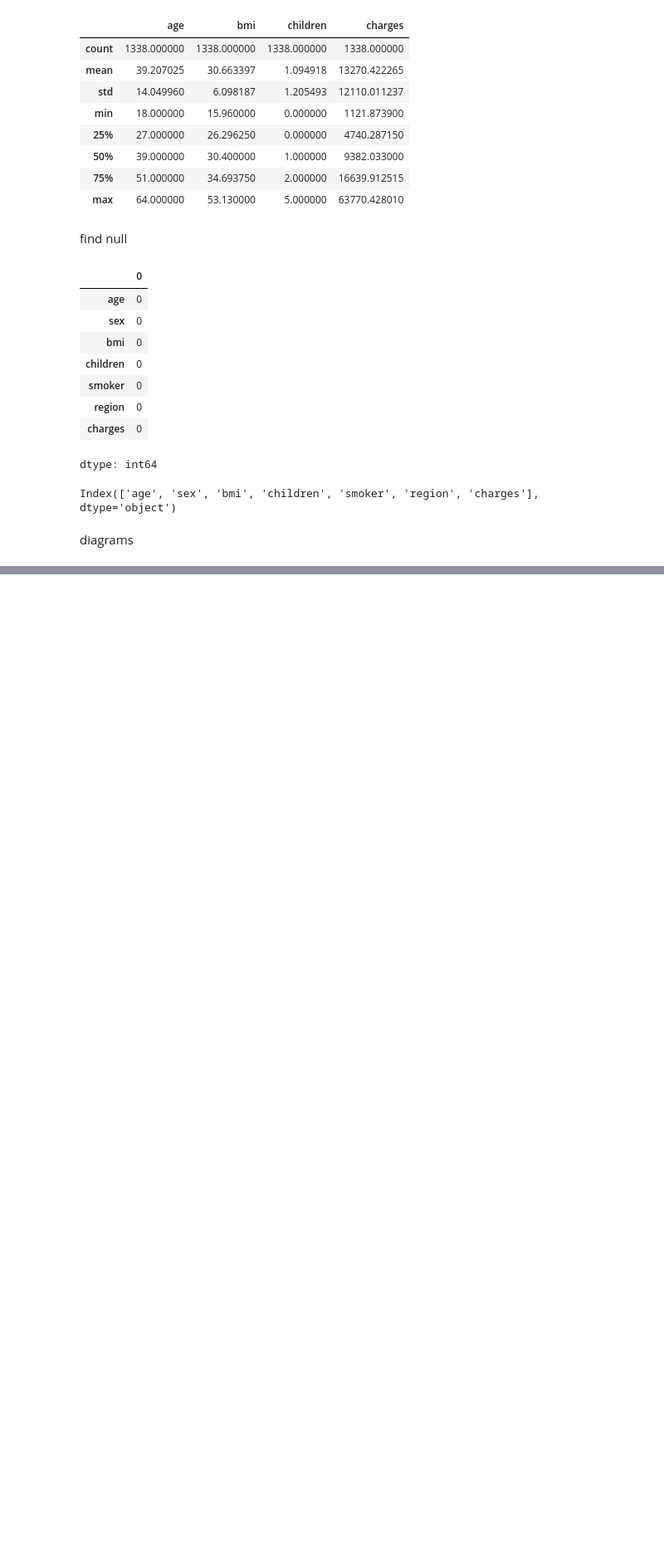
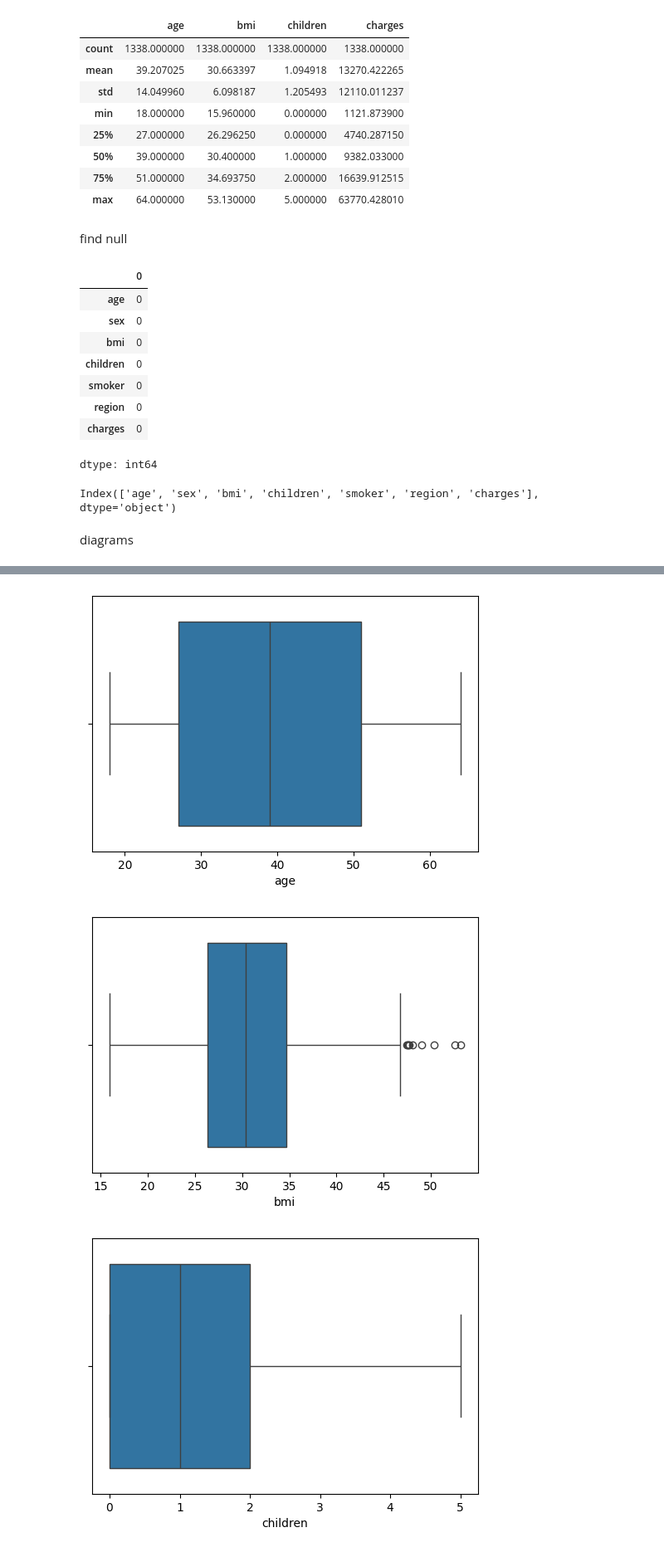
Before and after one commit to ManabBiswas/Machine-Learning, a Jupyter notebook: ML_ project_1/insurance.ipynb, the cells around one changed output, grey strips where cells are left out. Shown at 83% size. Saved outputs shown, nothing was run; the diff lists cells and outputs as text; code cells hidden in the pictures; blank space fills up the shorter version.

```diff
--- a/ML_ project_1/insurance.ipynb
+++ b/ML_ project_1/insurance.ipynb
@@ -124,0 +135,8 @@ for col in numeric_columns:
+# %%
+for col in numeric_columns:
+    plt.figure(figsize= (6,4))
+    sns.boxplot(x = df[col])
+# %% [output]
+[figure, added]
+[figure, added]
+[figure, added]
```
Also changed, not shown: parts of 6 cells of this notebook.
